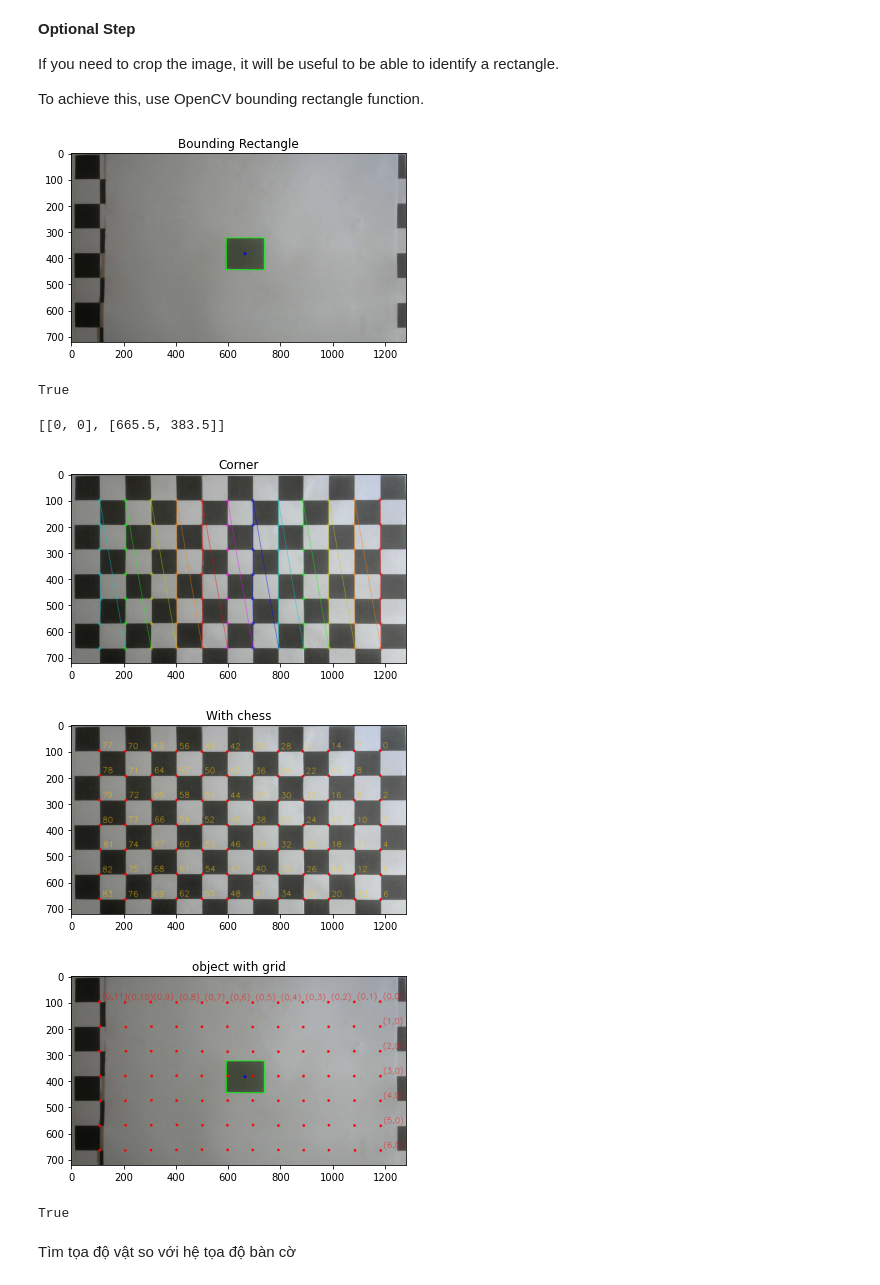
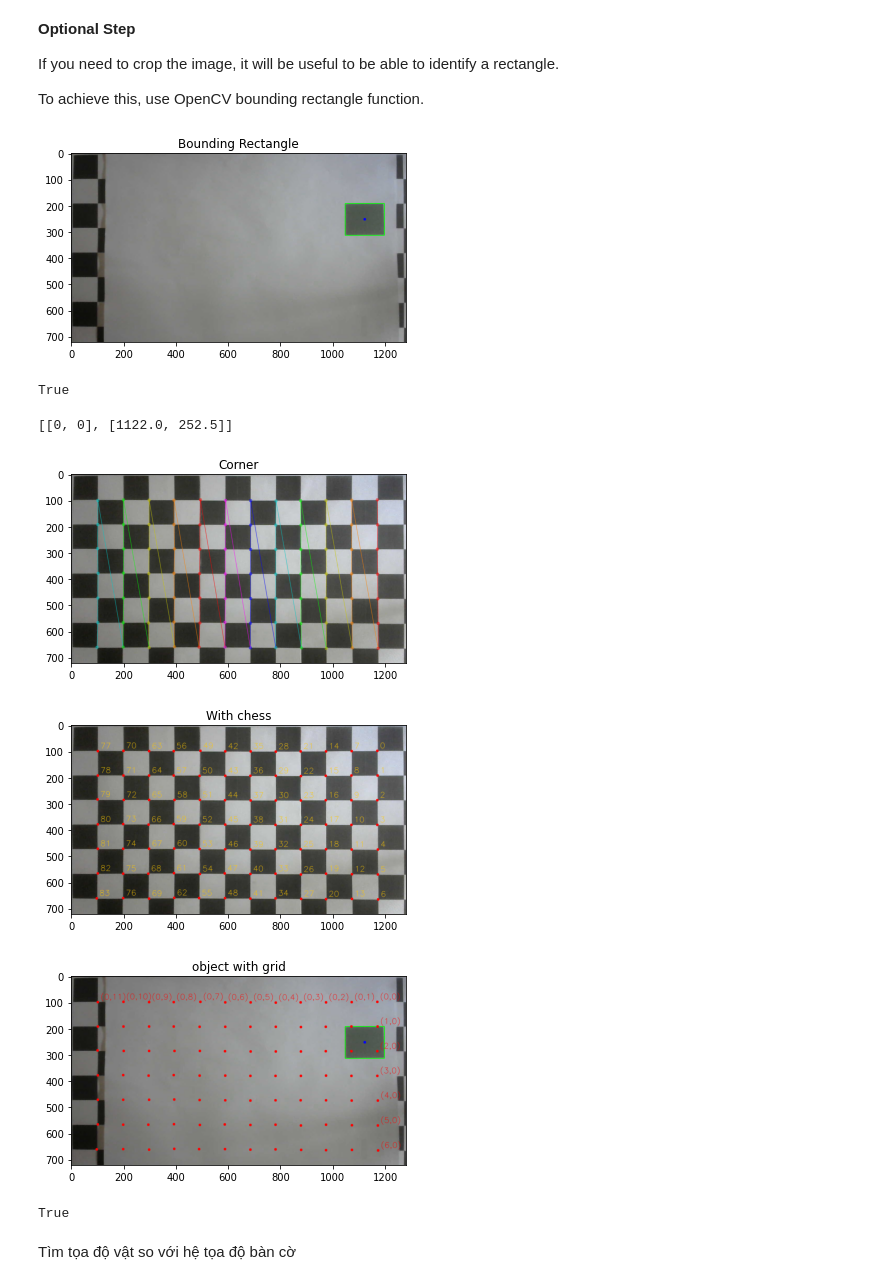
Before and after one commit to anh147/2D_Object, a Jupyter notebook: lego-set-object-recognition-example.ipynb, the cells around one changed output. Cells and saved outputs as stored; diff of their text form; code cells hidden in the pictures.

```diff
--- a/lego-set-object-recognition-example.ipynb
+++ b/lego-set-object-recognition-example.ipynb
@@ -35,10 +35,10 @@ def previewImg(text,img_preview,grayscale=False):
 Let's load the starting point.  The example image and it's background.
 # %%
 #load the example.  It is a white piece, the most difficult to detect!
-img_example=cv2.imread('image4/11.jpg')
+img_example=cv2.imread('image5/12.jpg')
 
 #load a background, so we can extract it and make it easy to detect the object.
-img_bg=cv2.imread('image4/10.jpg')
+img_bg=cv2.imread('image5/10.jpg')
 # %% [markdown]
 **Staring Point**
 
@@ -245,14 +245,14 @@ for i in validcontours:
 
 
 previewImg('Bounding Rectangle',img_withrectangle)
-cv2.imwrite('image4/detect.jpg', img_withrectangle)
+cv2.imwrite('image5/detect.jpg', img_withrectangle)
 # %% [output]
-[figure, old version]
+[figure, new version]
 True
 # %%
 center
 # %% [output]
-[[0, 0], [665.5, 383.5]]
+[[0, 0], [1122.0, 252.5]]
 # %%
 import glob
 # %%
@@ -265,7 +265,7 @@ objp[:,:2] = np.mgrid[0:boardWidth, 0:boardHeight].T.reshape(-1,2)
 objpoints = [] # 3d points in real world space
 imgpoints = [] # 2d points in image plane.
 # Make a list of calibration images
-images = glob.glob('image4/00.jpg')
+images = glob.glob('image5/00.jpg')
 # Step through the list and search for chessboard corners
 for idx, fname in enumerate(images):
     img = cv2.imread(fname)
@@ -287,28 +287,28 @@ for idx, fname in enumerate(images):
     else:
         print("Error")
 # %% [output]
-[figure, old version]
+[figure, new version]
 # %%
 for i in range (0, boardHeight*boardWidth):
     image = cv2.circle(img_withrectangle, (int(imgpoints[0][i][0][0]), int(imgpoints[0][i][0][1])), radius=0, color=(0, 0, 255), thickness=10)
     imachess_cornerge = cv2.putText(chess, str(i), (int(imgpoints[0][i][0][0]) + 10, int(imgpoints[0][i][0][1])-10), cv2.FONT_HERSHEY_SIMPLEX, 1,
                  (0, 200, 255), 1, cv2.LINE_AA, False)
     chess_corner  = cv2.circle(chess, (int(imgpoints[0][i][0][0]), int(imgpoints[0][i][0][1])), radius=0, color=(0, 0, 255), thickness=10)
     if (i%7 ==0) or (i< 7):
         text = '(' + str(int(objpoints[0][i][0])) +','+ str(int(objpoints[0][i][1])) + ')'
 
         image = cv2.putText(image, text, (int(imgpoints[0][i][0][0]) + 10, int(imgpoints[0][i][0][1])-10), cv2.FONT_HERSHEY_SIMPLEX, 1,
                  (0, 0, 255), 1, cv2.LINE_AA, False)
     # print("index corner: ", i)
 # test_point = [850, 350]
 # chess_corner  = cv2.circle(image, (test_point[0], test_point[1]), radius=0, color=(0, 150, 255), thickness=10)
 previewImg("With chess", chess_corner)
-cv2.imwrite('image4/result_chess.jpg', chess_corner)
+cv2.imwrite('image5/result_chess.jpg', chess_corner)
 previewImg("object with grid", image)
-cv2.imwrite('image4/result.jpg', image)
+cv2.imwrite('image5/result.jpg', image)
 # %% [output]
-[figure, old version]
+[figure, new version]
-[figure, old version]
+[figure, new version]
 True
 # %% [markdown]
 Tìm tọa độ vật so với hệ tọa độ bàn cờ
```
Also changed, not shown: parts of 15 cells of this notebook, 14 other files.
